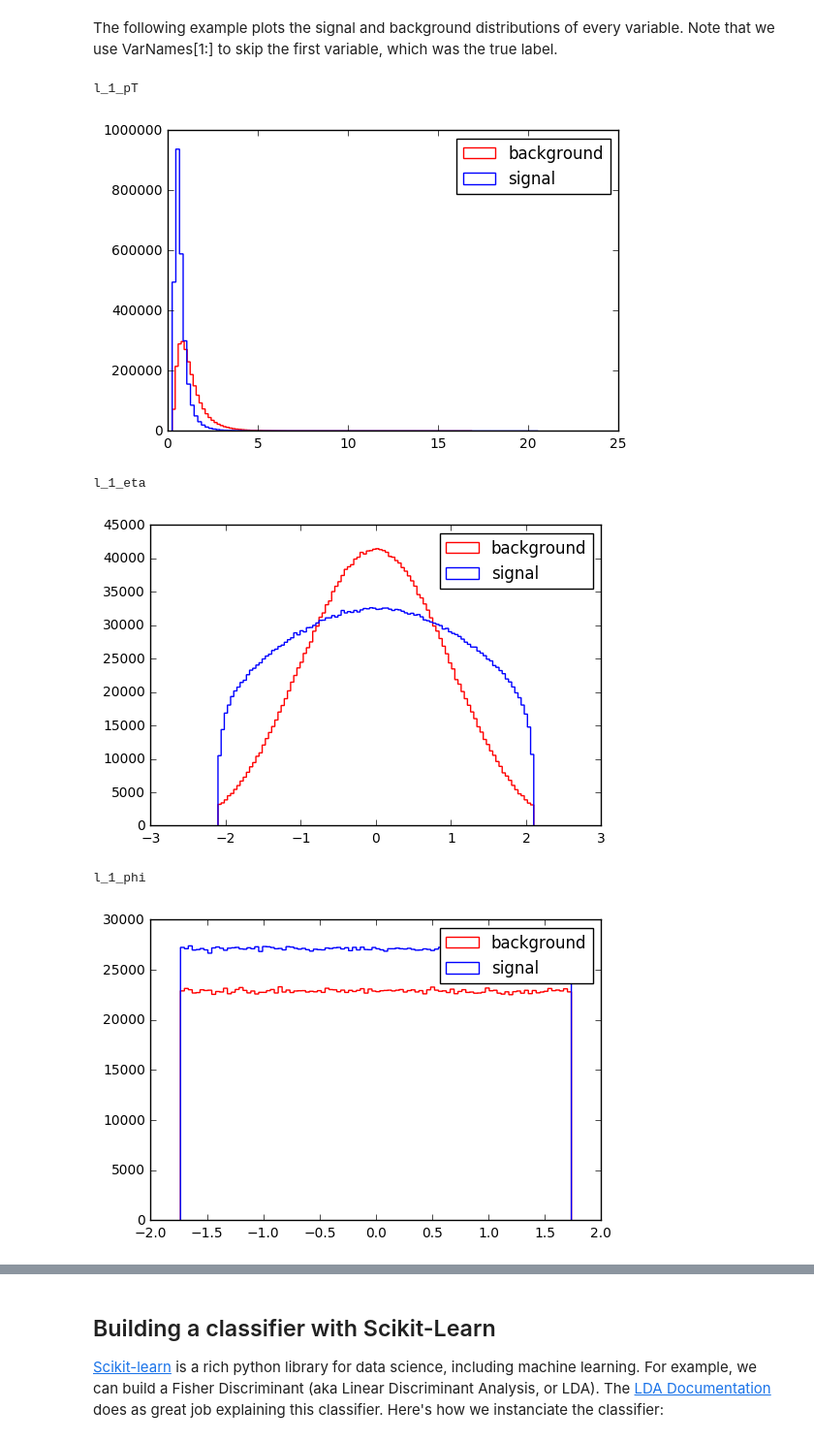
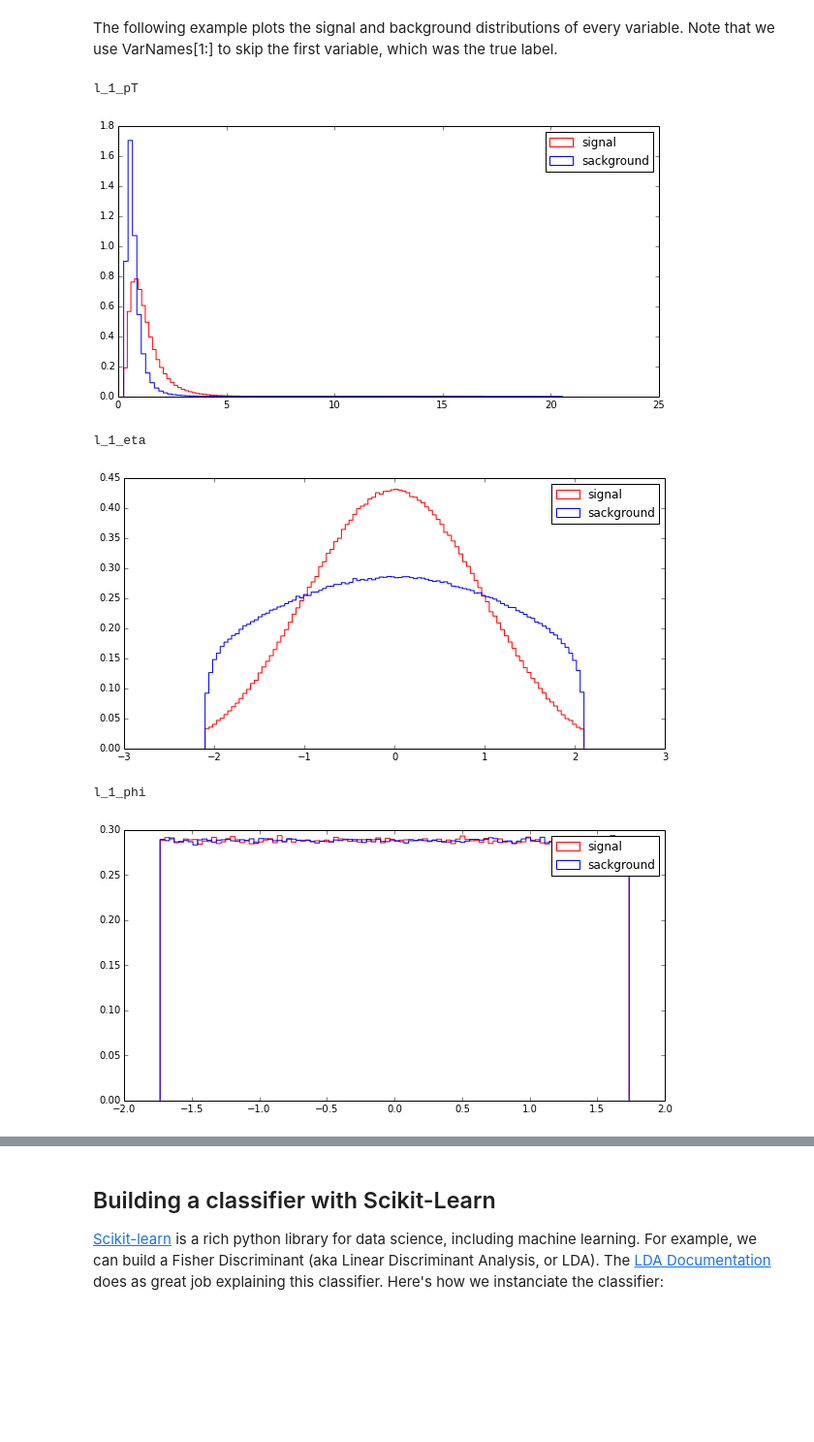
Before and after one commit to anugrahsingh/DATA1401-Spring-2019, a Jupyter notebook: Labs/Lab-9/Lab-9.ipynb, the cells around one changed output, grey strips where cells are left out. Shown: that part at 97% size. Cells and saved outputs as stored; diff of their text form; code cells hidden in the pictures; blank space fills up the shorter version.

```diff
--- a/Labs/Lab-9/Lab-9.ipynb
+++ b/Labs/Lab-9/Lab-9.ipynb
@@ -81,18 +56,19 @@ df_bkg=df[df.signal==0]
 # %% [markdown]
 The following example plots the signal and background distributions of every variable. Note that we use VarNames[1:] to skip the first variable, which was the true label.
 # %%
+import numpy as np
 for var in VarNames[1:]:
     print var
-    plt.figure()
-    plt.hist(df_sig[var],bins=100,histtype="step", color="red",label="background",stacked=True)
-    plt.hist(df_bkg[var],bins=100,histtype="step", color="blue", label="signal",stacked=True)
+    plt.figure(figsize=(10,5))
+    plt.hist(np.array(df_sig[var]),bins=100,histtype="step", color="red",label="signal",normed=True, stacked=True)
+    plt.hist(np.array(df_bkg[var]),bins=100,histtype="step", color="blue", label="sackground",normed=True, stacked=True)
     plt.legend(loc='upper right')
     plt.show()
 # %% [output]
 l_1_pT
-[figure, old version]
+[figure, new version]
 l_1_eta
-[figure, old version]
+[figure, new version]
 l_1_phi
-[figure, old version]
+[figure, new version]
 l_2_pT
```
Also changed, not shown: parts of 10 cells of this notebook.
